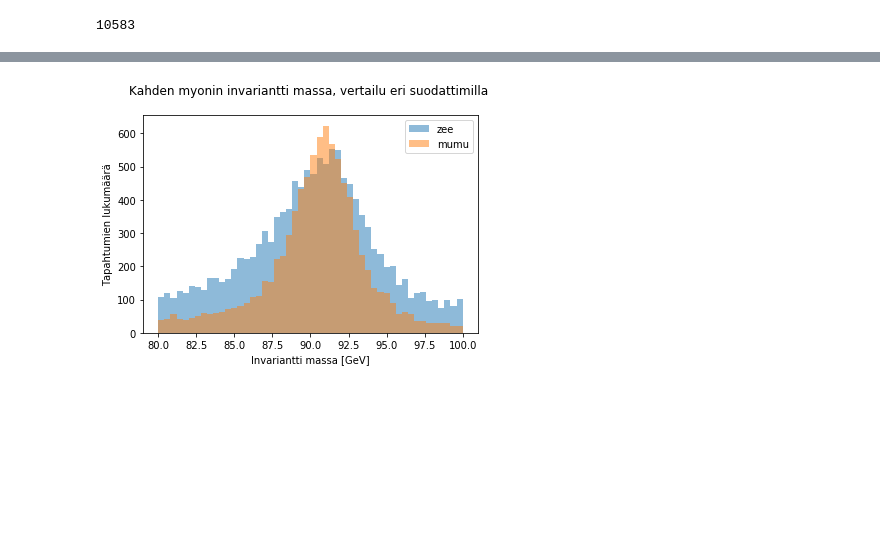
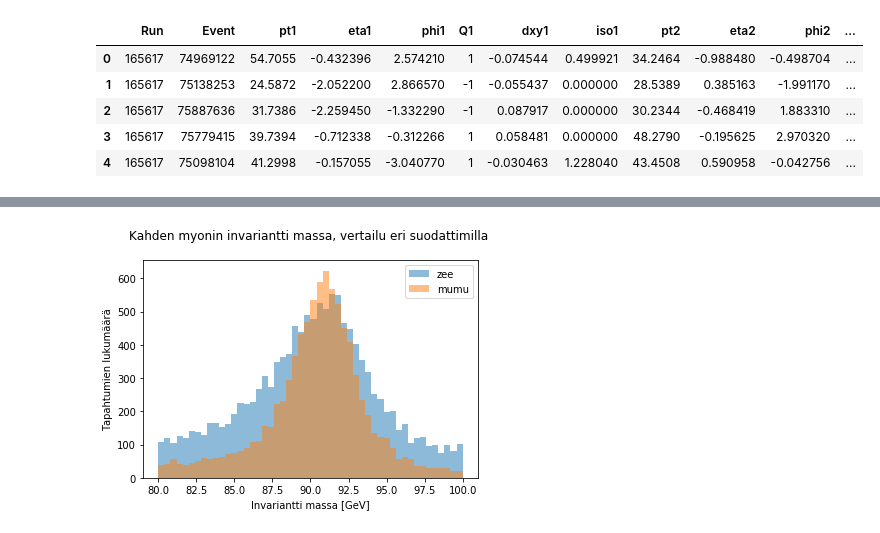
Before and after one commit to cms-opendata-education/cms-jupyter-materials-finnish, a Jupyter notebook: Oppimiskokonaisuudet/Avoin-data-hiukkasfysiikassa/3_Data-analyysi/6_Datan-suodattimien-vertailu.ipynb, the cells around one changed output, grey strips where cells are left out. Drawn from its saved outputs; the diff is of its cells as text; code cells hidden in the pictures; blank space fills up the shorter version.

```diff
--- a/Oppimiskokonaisuudet/Avoin-data-hiukkasfysiikassa/3_Data-analyysi/6_Datan-suodattimien-vertailu.ipynb
+++ b/Oppimiskokonaisuudet/Avoin-data-hiukkasfysiikassa/3_Data-analyysi/6_Datan-suodattimien-vertailu.ipynb
@@ -31,6 +47,10 @@ len(zee.Run)
 # %%
 zmumu = pandas.read_csv('https://raw.githubusercontent.com/cms-opendata-education/cms-jupyter-materials-finnish/master/Data/Zmumu_Run2011A.csv')
- #160957 -173692
-len(zmumu.Run)
+zmumu.head()
 # %% [output]
-10583
+|  | Run | Event | pt1 | eta1 | phi1 | Q1 | dxy1 | iso1 | pt2 | eta2 | phi2 | ... |
+| 0 | 165617 | 74969122 | 54.7055 | -0.432396 | 2.574210 | 1 | -0.074544 | 0.499921 | 34.2464 | -0.988480 | -0.498704 | ... |
+| 1 | 165617 | 75138253 | 24.5872 | -2.052200 | 2.866570 | -1 | -0.055437 | 0.000000 | 28.5389 | 0.385163 | -1.991170 | ... |
+| 2 | 165617 | 75887636 | 31.7386 | -2.259450 | -1.332290 | -1 | 0.087917 | 0.000000 | 30.2344 | -0.468419 | 1.883310 | ... |
+| 3 | 165617 | 75779415 | 39.7394 | -0.712338 | -0.312266 | 1 | 0.058481 | 0.000000 | 48.2790 | -0.195625 | 2.970320 | ... |
+| 4 | 165617 | 75098104 | 41.2998 | -0.157055 | -3.040770 | 1 | -0.030463 | 1.228040 | 43.4508 | 0.590958 | -0.042756 | ... |
```
Also changed, not shown: parts of 8 cells of this notebook, 2 other files.
